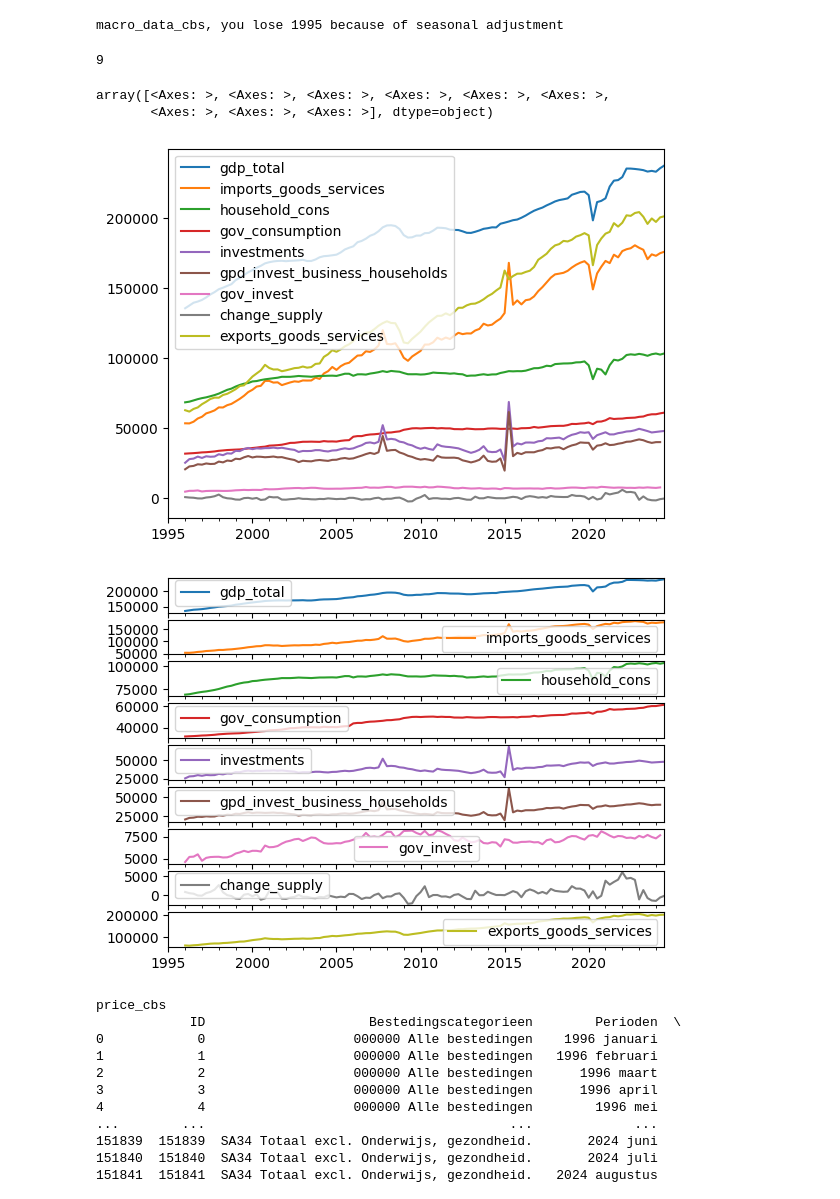
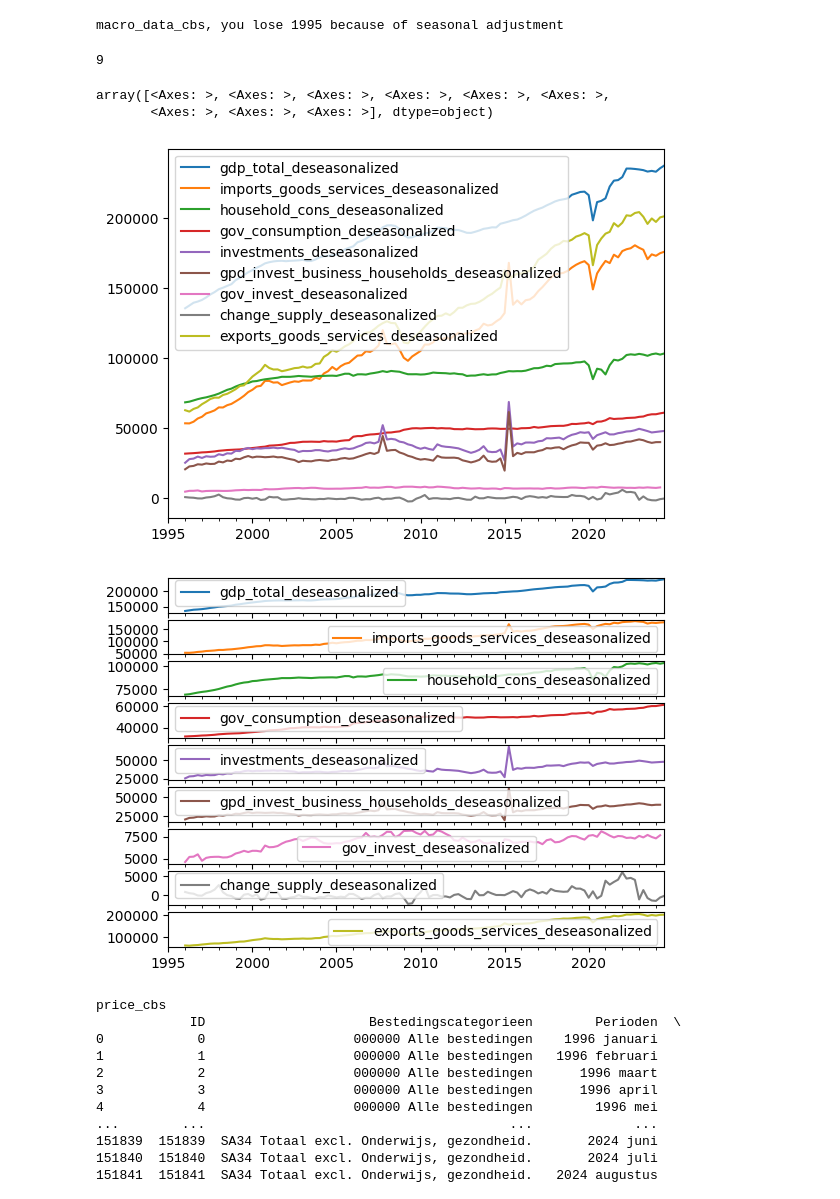
Before and after one commit to powell001/NowCast_Data_v2, a Jupyter notebook: src/a01_cbs_data.ipynb, the cells around one changed output. Drawn from its saved outputs; the diff is of its cells as text; code cells hidden in the pictures.

```diff
--- a/src/a01_cbs_data.ipynb
+++ b/src/a01_cbs_data.ipynb
@@ -16,7 +16,7 @@ pd.set_option('display.max_columns', 40)
 ###################################
 # %%
 #### WHERE TO SAVE DATA'
-output = "../output/"
+output = "../output_mo_qt/"
 figures = "../figures/"
 # %%
 #### GDP
@@ -36,7 +36,7 @@ def macro_data_cbs(identifier, verbose = False):
     data = pd.DataFrame(cbsodata.get_data(identifier))
 
     if verbose:
-        data.to_csv("output/ramdata.csv")
+        data.to_csv(output + "ramdata.csv")
         print(data)
         print(data.Perioden)
 
@@ -46,41 +46,41 @@ def macro_data_cbs(identifier, verbose = False):
 
     gdp_total = data[['BrutoBinnenlandsProduct_2', 'Totaal_3', 'Huishoudens_9', 'Overheid_10', 'Totaal_11', 'BedrijvenEnHuishoudens_12', 'Overheid_13', 'VeranderingInVoorraden_14', 'Totaal_15']]
 
-    gdp_total.columns = ['gdp_total', 'imports_goods_services', 'household_cons', 'gov_consumption', 'investments', 'gpd_invest_business_households', 'gov_invest', 'change_supply', 'exports_goods_services']
+    gdp_total.columns = ['gdp_total_deseasonalized', 'imports_goods_services_deseasonalized', 'household_cons_deseasonalized', 'gov_consumption_deseasonalized', 'investments_deseasonalized', 'gpd_invest_business_households_deseasonalized', 'gov_invest_deseasonalized', 'change_supply_deseasonalized', 'exports_goods_services_deseasonalized']
 
     ######################
     # Set data index
     ######################
     gdp_total.index = pd.date_range(start=start_date,  periods = gdp_total.shape[0], freq="Q").to_period('Q')
     # this adds one day, so that we can go to the first of a month
     gdp_total.index = pd.PeriodIndex(gdp_total.index, freq='Q').to_timestamp() #+ datetime.timedelta(days=1) #pd.offsets.QuarterEnd()
 
     return gdp_total
 
 ############################
 # 85879NED  #Newest data,   https://opendata.cbs.nl/#/CBS/nl/dataset/85879NED/table
 # 84105NED  #Classic table, https://opendata.cbs.nl/Statline/#/CBS/nl/dataset/84105NED/table?ts=1723637202741
 ############################
 # You may need to change the above permenantly, base year changed from 2015 to 2021 (in function above)
 
 NLD_basic_macro_data = macro_data_cbs(identifier = '85879NED', verbose = False)
 NLD_basic_macro_data.to_csv(output + "cbs_basic_macro_qt.csv")
 
 NLD_basic_macro_data.plot()
 plt.title('')
 plt.savefig(figures + "NLD_basic_macro_data.png")
 
 df = NLD_basic_macro_data.copy()
 print(df.shape[1])
 fig, axes = plt.subplots(nrows=df.shape[1], ncols=1)
 df.plot(subplots=True, ax=axes, sharex=True)
 # %% [output]
 macro_data_cbs, you lose 1995 because of seasonal adjustment
 9
 array([<Axes: >, <Axes: >, <Axes: >, <Axes: >, <Axes: >, <Axes: >,
        <Axes: >, <Axes: >, <Axes: >], dtype=object)
-[figure, old version]
+[figure, new version]
-[figure, old version]
+[figure, new version]
 # %%
 
 def price_cbs(identifier = '83131NED', verbose = False):
```
Also changed, not shown: parts of 3 cells of this notebook, 13 other files.
